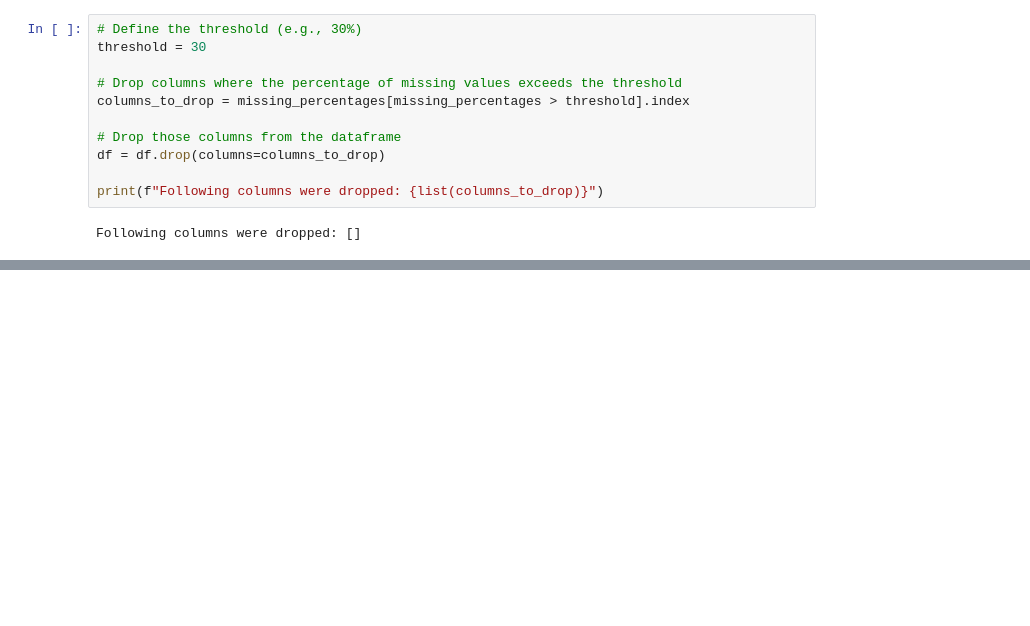
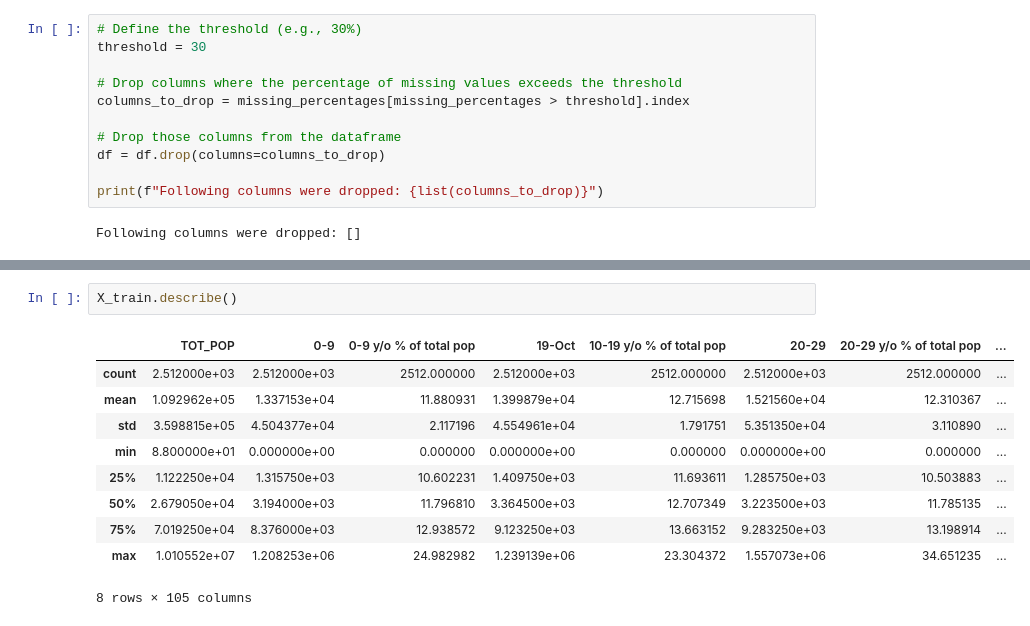
Before and after one commit to SayLesAI/SayLesAI_, a Jupyter notebook: src/explore.ipynb, the cells around one changed output, grey strips where cells are left out. Cells and saved outputs as stored; diff of their text form; blank space fills up the shorter version.

```diff
--- a/src/explore.ipynb
+++ b/src/explore.ipynb
@@ -299,0 +346,13 @@ plt.show()
+# %%
+X_train.describe()
+# %% [output]
+|  | TOT_POP | 0-9 | 0-9 y/o % of total pop | 19-Oct | 10-19 y/o % of total pop | 20-29 | 20-29 y/o % of total pop | ... |
+| count | 2.512000e+03 | 2.512000e+03 | 2512.000000 | 2.512000e+03 | 2512.000000 | 2.512000e+03 | 2512.000000 | ... |
+| mean | 1.092962e+05 | 1.337153e+04 | 11.880931 | 1.399879e+04 | 12.715698 | 1.521560e+04 | 12.310367 | ... |
+| std | 3.598815e+05 | 4.504377e+04 | 2.117196 | 4.554961e+04 | 1.791751 | 5.351350e+04 | 3.110890 | ... |
+| min | 8.800000e+01 | 0.000000e+00 | 0.000000 | 0.000000e+00 | 0.000000 | 0.000000e+00 | 0.000000 | ... |
+| 25% | 1.122250e+04 | 1.315750e+03 | 10.602231 | 1.409750e+03 | 11.693611 | 1.285750e+03 | 10.503883 | ... |
+| 50% | 2.679050e+04 | 3.194000e+03 | 11.796810 | 3.364500e+03 | 12.707349 | 3.223500e+03 | 11.785135 | ... |
+| 75% | 7.019250e+04 | 8.376000e+03 | 12.938572 | 9.123250e+03 | 13.663152 | 9.283250e+03 | 13.198914 | ... |
+| max | 1.010552e+07 | 1.208253e+06 | 24.982982 | 1.239139e+06 | 23.304372 | 1.557073e+06 | 34.651235 | ... |
+8 rows × 105 columns
```
Also changed, not shown: parts of 34 cells of this notebook.
